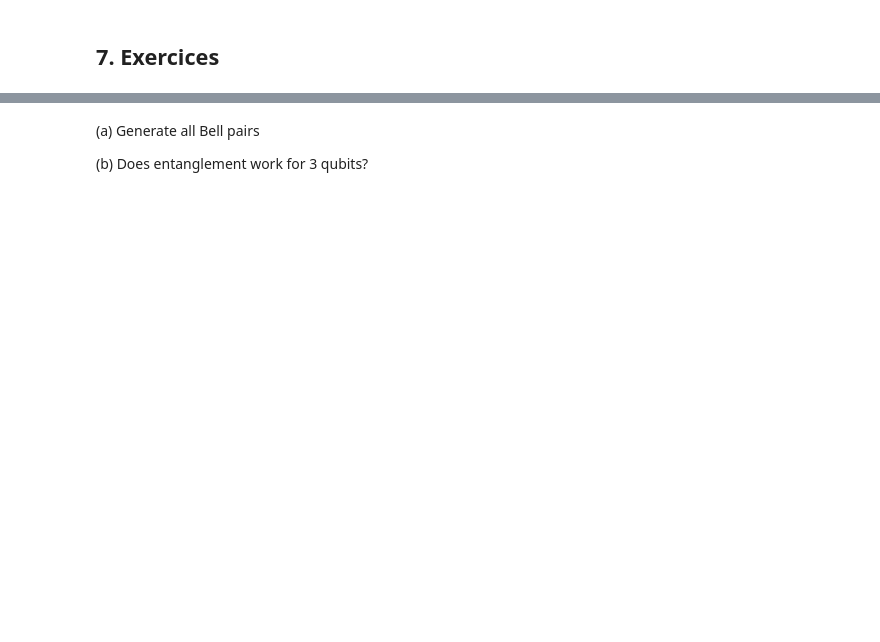
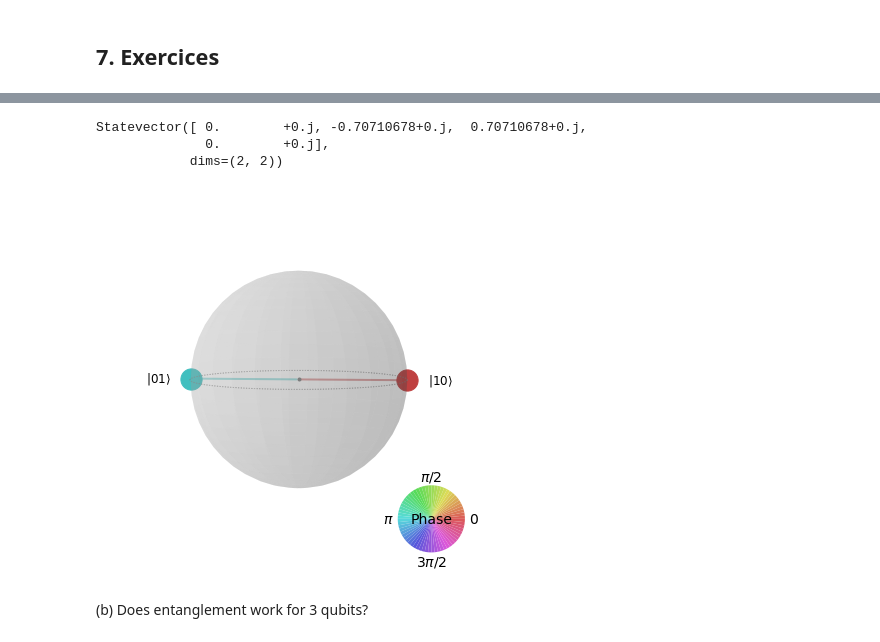
Before and after one commit to Duke-Undergrad-Quantum-Info-Society/house-course-2021-spring, a Jupyter notebook: Lecture5_demo.ipynb, the cells around one changed output, grey strips where cells are left out. Drawn from its saved outputs; the diff is of its cells as text; code cells hidden in the pictures; blank space fills up the shorter version.

```diff
--- a/Lecture5_demo.ipynb
+++ b/Lecture5_demo.ipynb
@@ -111,4 +204,15 @@ Ideal S value =  2.8284271247461903
+# %%
+#For state |01>
+qc = QuantumCircuit(2) # Create the quantum circuit with 2 qubits
+create_bell_pair(qc, 0, 1, "11")
+# show result on q-sphere
+state = Statevector.from_instruction(qc)
+print(state)
+plot_state_qsphere(state)
+# %% [output]
+Statevector([ 0.        +0.j, -0.70710678+0.j,  0.70710678+0.j,
+              0.        +0.j],
+            dims=(2, 2))
+[figure, added]
 # %% [markdown]
-(a) Generate all Bell pairs
-
 (b) Does entanglement work for 3 qubits?
```
Also changed, not shown: parts of 21 cells of this notebook, 3 other files.
